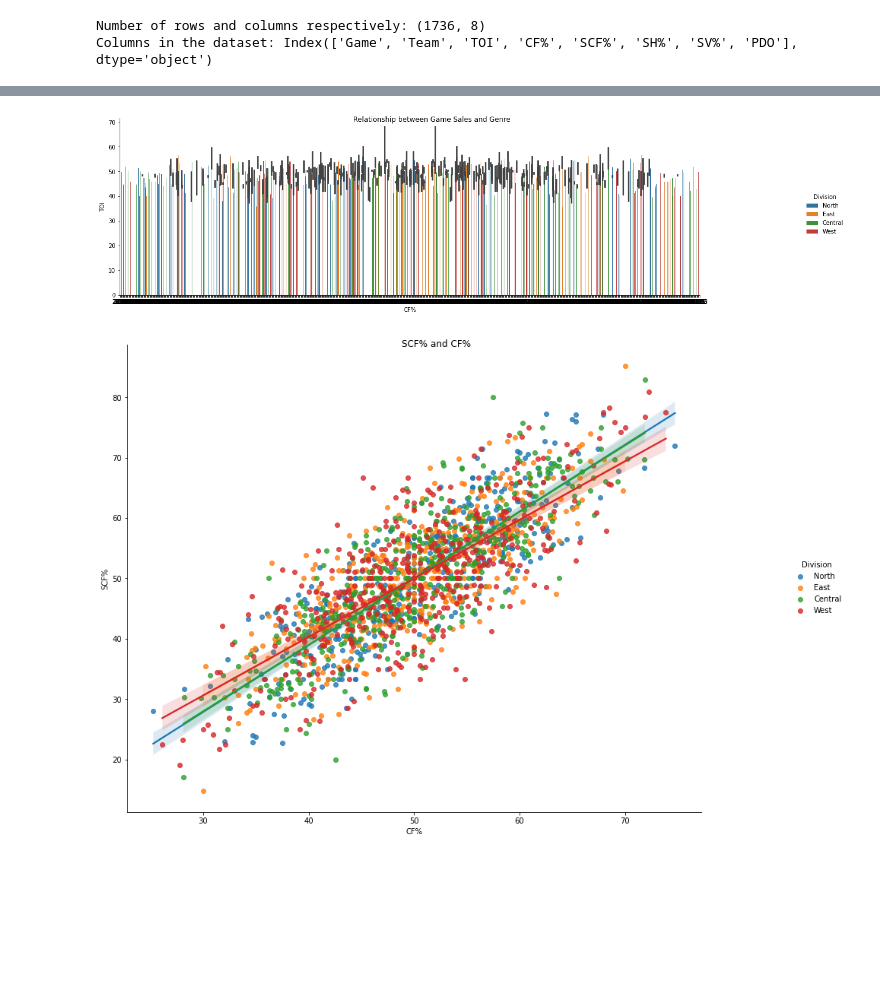
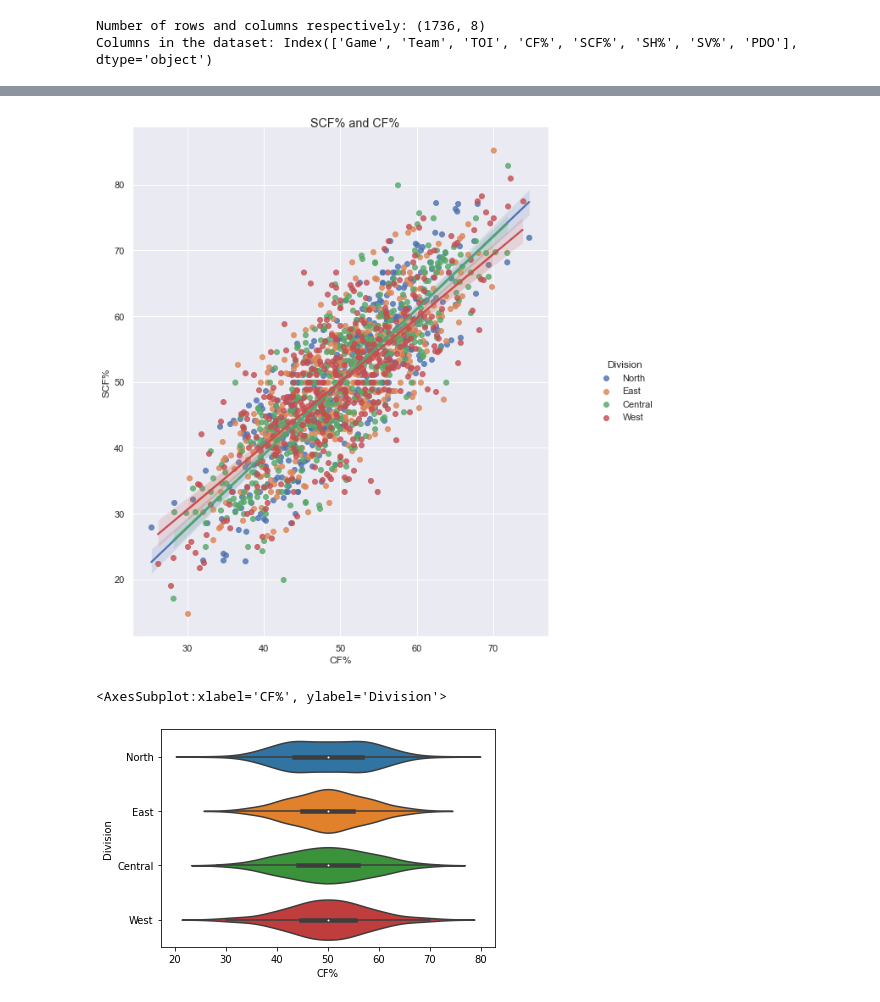
Before and after one commit to data301-2021-winter1/project-group23-project, a Jupyter notebook: notebooks/analysis2.ipynb, the cells around one changed output, grey strips where cells are left out. Saved outputs shown, nothing was run; the diff lists cells and outputs as text; code cells hidden in the pictures; blank space fills up the shorter version.

```diff
--- a/notebooks/analysis2.ipynb
+++ b/notebooks/analysis2.ipynb
@@ -400,16 +399,21 @@ ax
 # %%
-df3 = kp.all_divisions_describe(dfp)
-ax = sns.catplot(x="CF%",y="TOI",hue = 'Division' , data = df3,kind ="bar")
-ax.fig.suptitle("Relationship between Game Sales and Genre")
-ax.fig.set_size_inches(20,5)
-plt.show()
+#df3 = kp.all_divisions_describe(dfp)
+#ax = sns.catplot(x="CF%",y="TOI",hue = 'Division' , data = df3,kind ="bar")
+#ax.fig.suptitle("Relationship between Game Sales and Genre")
+#ax.fig.set_size_inches(20,5)
+#plt.show()
-# %% [output]
-[figure, removed]
 # %%
 df2 = kp.all_divisions_describe(dfp)
 ax = sns.lmplot(data=df2, x="CF%",y="SCF%",hue="Division")
-ax.fig.set_size_inches(15,10)
+ax.fig.set_size_inches(10,10)
 ax.fig.suptitle("SCF% and CF%")
 plt.show()
 # %% [output]
-[figure, old version]
+[figure, new version]
+# %%
+#Violin Plot for all divisions CF% you can look at the shapes and write about that
+df4 = kp.all_divisions_describe(dfp)
+(sns.violinplot(x="CF%", y="Division", data=df4))
+# %% [output]
+<AxesSubplot:xlabel='CF%', ylabel='Division'>
+[figure, added]
```
Also changed, not shown: parts of 7 cells of this notebook.
